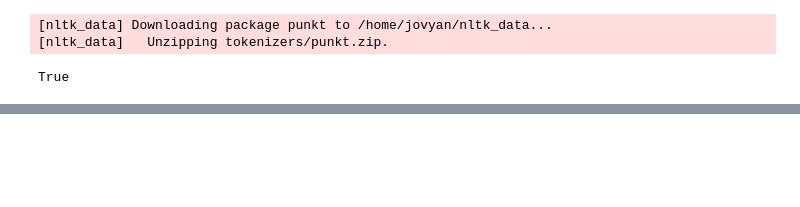
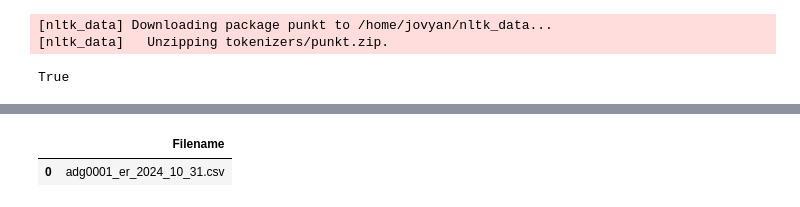
Before and after one commit to JamadadeHarshita/Metadata-Extraction-LLM-Approach-CaseStudy, a Jupyter notebook: MetadataExtraction.ipynb, the cells around one changed output, grey strips where cells are left out. Cells and saved outputs as stored; diff of their text form; code cells hidden in the pictures; blank space fills up the shorter version.

```diff
--- a/MetadataExtraction.ipynb
+++ b/MetadataExtraction.ipynb
@@ -14,34 +14,3 @@ nltk.download('punkt')
 [nltk_data] Downloading package punkt to /home/jovyan/nltk_data...
 [nltk_data]   Unzipping tokenizers/punkt.zip.
 True
-# %%
-import json
-
-def clean_keys(obj):
-    """
-    Recursively clean the keys in a dict or list by removing
-    extra starting and ending double quotes.
-    """
-    if isinstance(obj, dict):
-        new_dict = {}
-        for key, value in obj.items():
-            # If key starts and ends with an extra quote, remove them.
-            new_key = key
-            if new_key.startswith('"') and new_key.endswith('"'):
-                new_key = new_key[1:-1]
-            new_dict[new_key] = clean_keys(value)
-        return new_dict
-    elif isinstance(obj, list):
-        return [clean_keys(item) for item in obj]
-    else:
-        return obj
-
-# If your JSON is stored in a file, you can load it like this:
-with open('C:\\Users\\Harshita\\Downloads\\case study\\metadata_schema.json', encoding='utf-8') as f:
-    data = json.load(f)
-
-cleaned_data = clean_keys(data)
-
-# Print the cleaned JSON with readable Unicode characters.
-print(json.dumps(cleaned_data, ensure_ascii=False, indent=2))
-open('cleaned_data.json', 'w', encoding='utf-8').write(json.dumps(cleaned_data, ensure_ascii=False, indent=2))
@@ -69,6 +16,0 @@ open('cleaned_data.json', 'w', encoding='utf-8').write(json.dumps(cleaned_data,
-# %%
-with open('cleaned_data.json', encoding='utf-8') as f:
-    data = json.load(f)
-
-cleaned_data = clean_keys(data)
-cleaned_data
@@ -180,6 +135,0 @@ ValueError: Some modules are dispatched on the CPU or the disk. Make sure you ha
-# %%
-file_path = 'Transcripts/adg0001_er_2024_10_31.csv'
-input_data = pd.read_csv(file_path, sep=None, engine='python')
-transcript = " ".join(input_data["Transkript"].dropna().astype(str))
-
-final_cleaned_json = process_metadata(metadata_pipeline, cleaned_data, transcript, context_window=1800)
@@ -205,0 +426,5 @@ print(json.dumps(final_cleaned_json, ensure_ascii=False, indent=2))
+# %%
+final_metadata_df
+# %% [output]
+|  | Filename |
+| 0 | adg0001_er_2024_10_31.csv |
```
Also changed, not shown: parts of 12 cells of this notebook.
